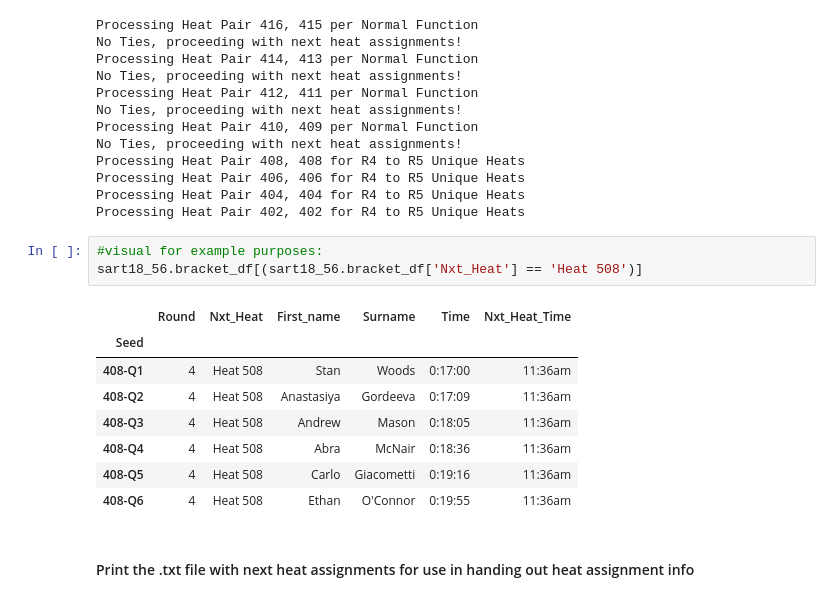
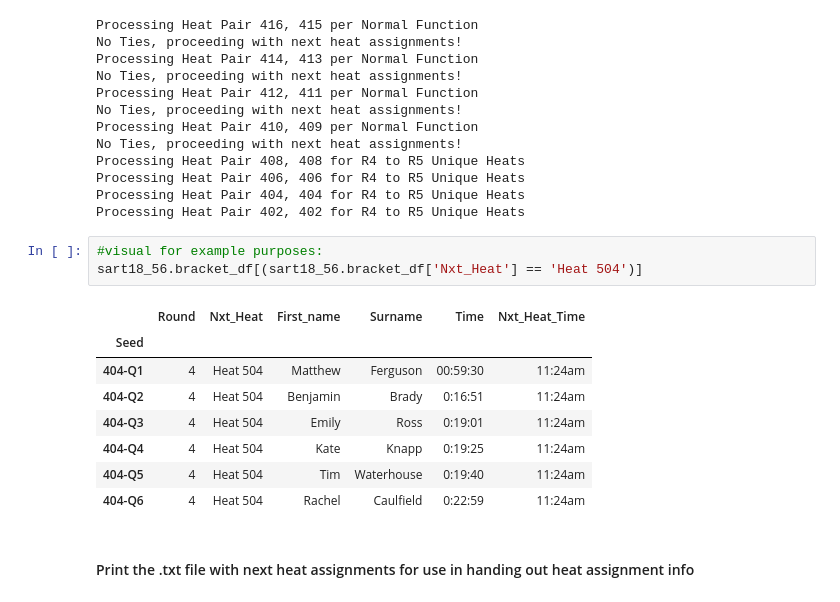
Before and after one commit to gcnuss/SART_Automation, a Jupyter notebook: 2018_SART_Prep_Test.ipynb, the cells around one changed output. Cells and saved outputs as stored; diff of their text form.

Commit message:
Additional updates for 56 person bracket code changes.  Debugging complete.

```diff
--- a/2018_SART_Prep_Test.ipynb
+++ b/2018_SART_Prep_Test.ipynb
@@ -856,16 +866,16 @@ Processing Heat Pair 404, 404 for R4 to R5 Unique Heats
 Processing Heat Pair 402, 402 for R4 to R5 Unique Heats
 # %%
 #visual for example purposes:
-sart18_56.bracket_df[(sart18_56.bracket_df['Nxt_Heat'] == 'Heat 508')]
+sart18_56.bracket_df[(sart18_56.bracket_df['Nxt_Heat'] == 'Heat 504')]
 # %% [output]
 |  | Round | Nxt_Heat | First_name | Surname | Time | Nxt_Heat_Time |
 | Seed |  |  |  |  |  |  |
-| 408-Q1 | 4 | Heat 508 | Stan | Woods | 0:17:00 | 11:36am |
-| 408-Q2 | 4 | Heat 508 | Anastasiya | Gordeeva | 0:17:09 | 11:36am |
-| 408-Q3 | 4 | Heat 508 | Andrew | Mason | 0:18:05 | 11:36am |
-| 408-Q4 | 4 | Heat 508 | Abra | McNair | 0:18:36 | 11:36am |
-| 408-Q5 | 4 | Heat 508 | Carlo | Giacometti | 0:19:16 | 11:36am |
-| 408-Q6 | 4 | Heat 508 | Ethan | O'Connor | 0:19:55 | 11:36am |
+| 404-Q1 | 4 | Heat 504 | Matthew | Ferguson | 00:59:30 | 11:24am |
+| 404-Q2 | 4 | Heat 504 | Benjamin | Brady | 0:16:51 | 11:24am |
+| 404-Q3 | 4 | Heat 504 | Emily | Ross | 0:19:01 | 11:24am |
+| 404-Q4 | 4 | Heat 504 | Kate | Knapp | 0:19:25 | 11:24am |
+| 404-Q5 | 4 | Heat 504 | Tim | Waterhouse | 0:19:40 | 11:24am |
+| 404-Q6 | 4 | Heat 504 | Rachel | Caulfield | 0:22:59 | 11:24am |
 # %% [markdown]
 #### Print the .txt file with next heat assignments for use in handing out heat assignment info
 # %%
```
Also changed, not shown: parts of 15 cells of this notebook, 2 other files.
